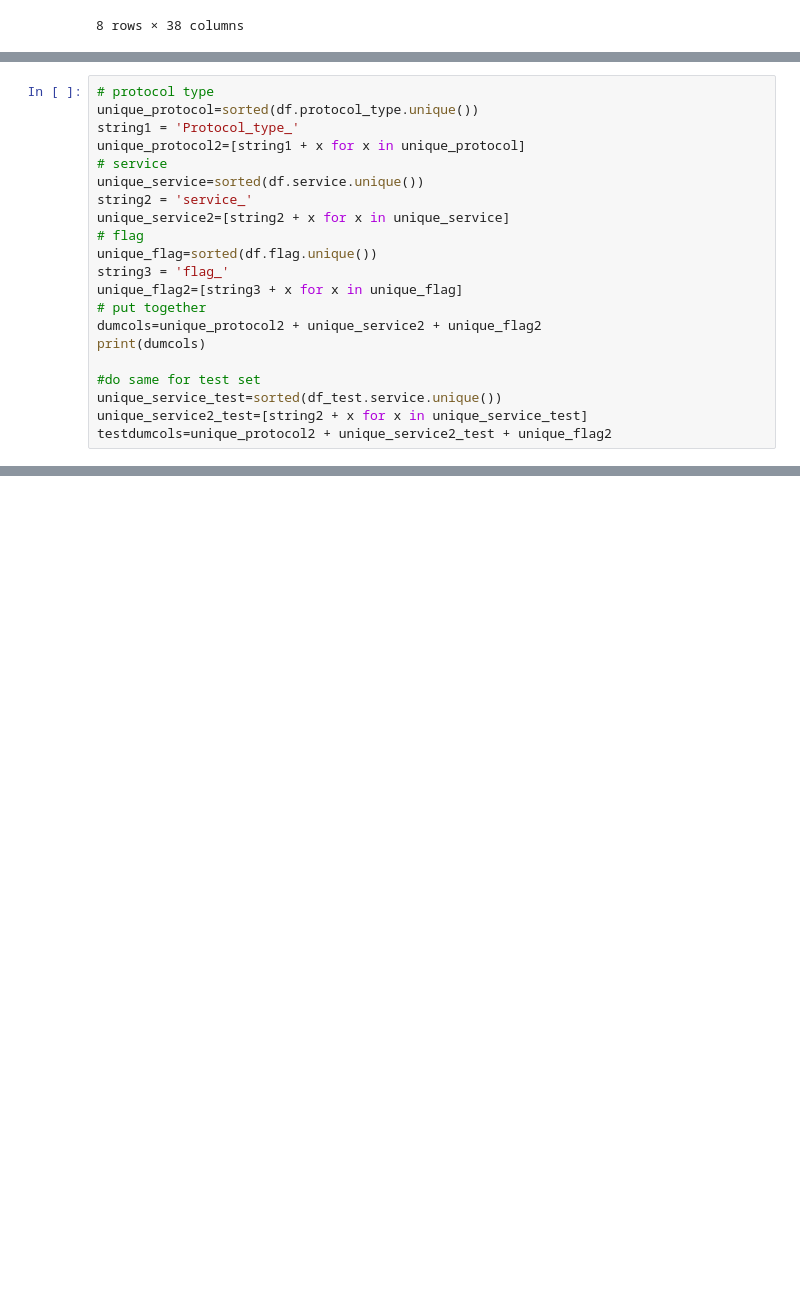
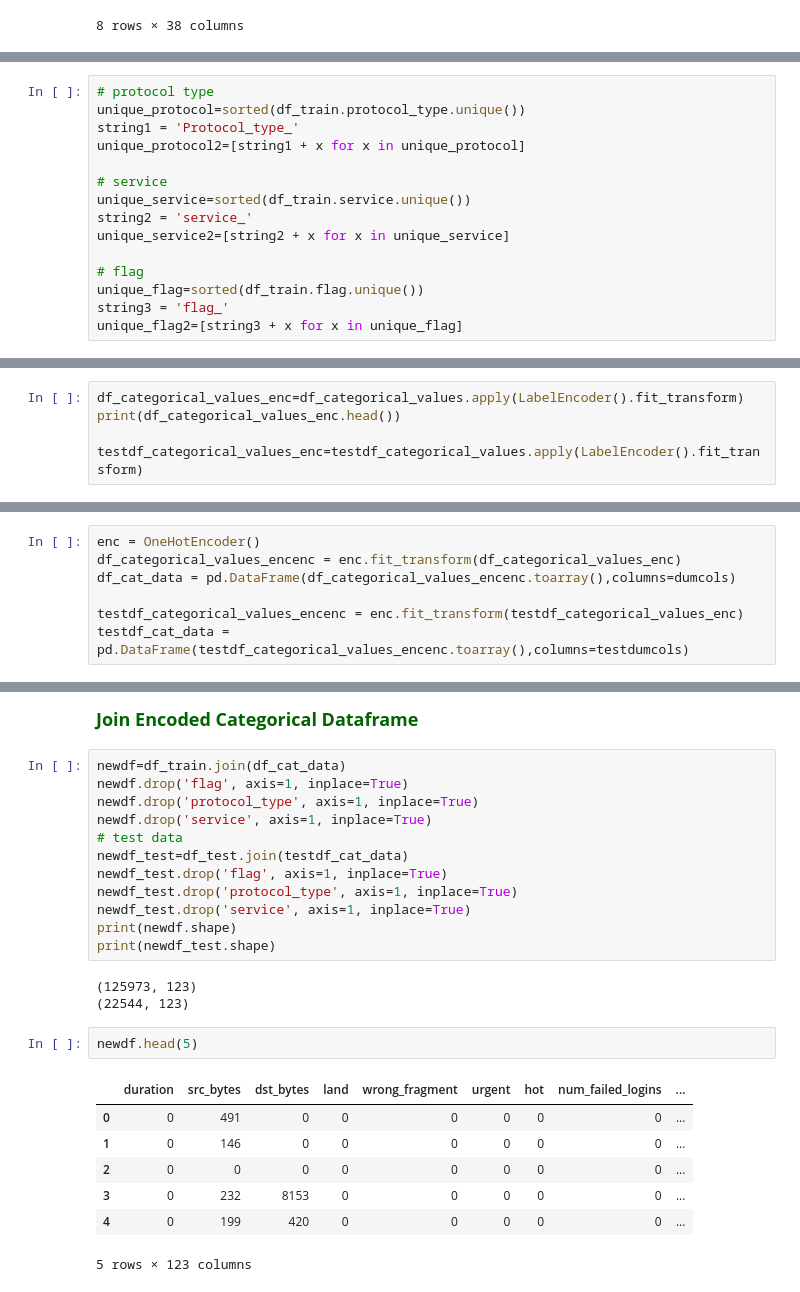
Before and after one commit to shaurya-src/net-ids, a Jupyter notebook: src/NetworkIDS - ISM Project.ipynb, the cells around one changed output, grey strips where cells are left out. Saved outputs shown, nothing was run; the diff lists cells and outputs as text; blank space fills up the shorter version.

Commit message:
Complete Data preprocessing

```diff
--- a/src/NetworkIDS - ISM Project.ipynb
+++ b/src/NetworkIDS - ISM Project.ipynb
@@ -190,21 +200,15 @@ df_categorical_values.head()
 # %%
 # protocol type
-unique_protocol=sorted(df.protocol_type.unique())
+unique_protocol=sorted(df_train.protocol_type.unique())
 string1 = 'Protocol_type_'
 unique_protocol2=[string1 + x for x in unique_protocol]
+
 # service
-unique_service=sorted(df.service.unique())
+unique_service=sorted(df_train.service.unique())
 string2 = 'service_'
 unique_service2=[string2 + x for x in unique_service]
+
 # flag
-unique_flag=sorted(df.flag.unique())
+unique_flag=sorted(df_train.flag.unique())
 string3 = 'flag_'
 unique_flag2=[string3 + x for x in unique_flag]
-# put together
-dumcols=unique_protocol2 + unique_service2 + unique_flag2
-print(dumcols)
-
-#do same for test set
-unique_service_test=sorted(df_test.service.unique())
-unique_service2_test=[string2 + x for x in unique_service_test]
-testdumcols=unique_protocol2 + unique_service2_test + unique_flag2
@@ -216,0 +237,5 @@ print(len(dumcols))
+# %%
+df_categorical_values_enc=df_categorical_values.apply(LabelEncoder().fit_transform)
+print(df_categorical_values_enc.head())
+
+testdf_categorical_values_enc=testdf_categorical_values.apply(LabelEncoder().fit_transform)
@@ -216,0 +251,7 @@ print(len(dumcols))
+# %%
+enc = OneHotEncoder()
+df_categorical_values_encenc = enc.fit_transform(df_categorical_values_enc)
+df_cat_data = pd.DataFrame(df_categorical_values_encenc.toarray(),columns=dumcols)
+
+testdf_categorical_values_encenc = enc.fit_transform(testdf_categorical_values_enc)
+testdf_cat_data = pd.DataFrame(testdf_categorical_values_encenc.toarray(),columns=testdumcols)
@@ -216,0 +291,27 @@ print(len(dumcols))
+# %% [markdown]
+<span style="color:darkgreen; font-weight:bold; font-size:18px"> Join Encoded Categorical Dataframe
+# %%
+newdf=df_train.join(df_cat_data)
+newdf.drop('flag', axis=1, inplace=True)
+newdf.drop('protocol_type', axis=1, inplace=True)
+newdf.drop('service', axis=1, inplace=True)
+# test data
+newdf_test=df_test.join(testdf_cat_data)
+newdf_test.drop('flag', axis=1, inplace=True)
+newdf_test.drop('protocol_type', axis=1, inplace=True)
+newdf_test.drop('service', axis=1, inplace=True)
+print(newdf.shape)
+print(newdf_test.shape)
+# %% [output]
+(125973, 123)
+(22544, 123)
+# %%
+newdf.head(5)
+# %% [output]
+|  | duration | src_bytes | dst_bytes | land | wrong_fragment | urgent | hot | num_failed_logins | ... |
+| 0 | 0 | 491 | 0 | 0 | 0 | 0 | 0 | 0 | ... |
+| 1 | 0 | 146 | 0 | 0 | 0 | 0 | 0 | 0 | ... |
+| 2 | 0 | 0 | 0 | 0 | 0 | 0 | 0 | 0 | ... |
+| 3 | 0 | 232 | 8153 | 0 | 0 | 0 | 0 | 0 | ... |
+| 4 | 0 | 199 | 420 | 0 | 0 | 0 | 0 | 0 | ... |
+5 rows × 123 columns
```
Also changed, not shown: parts of 59 cells of this notebook.
